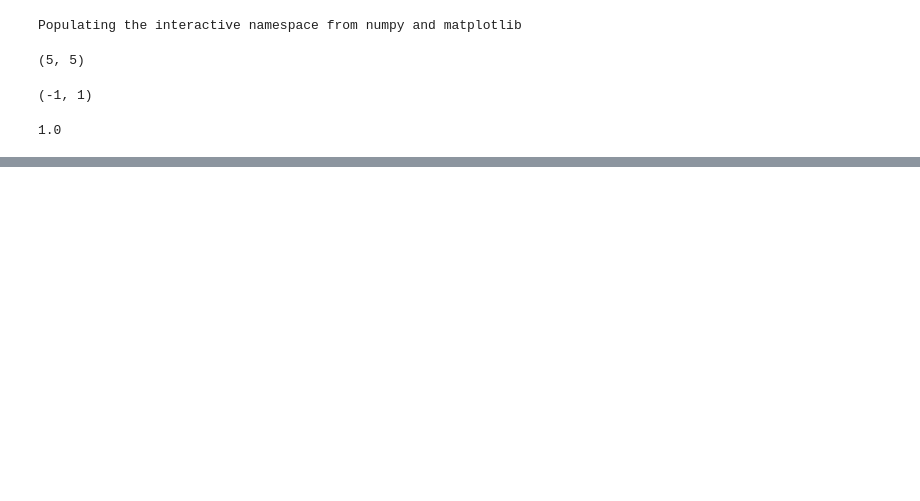
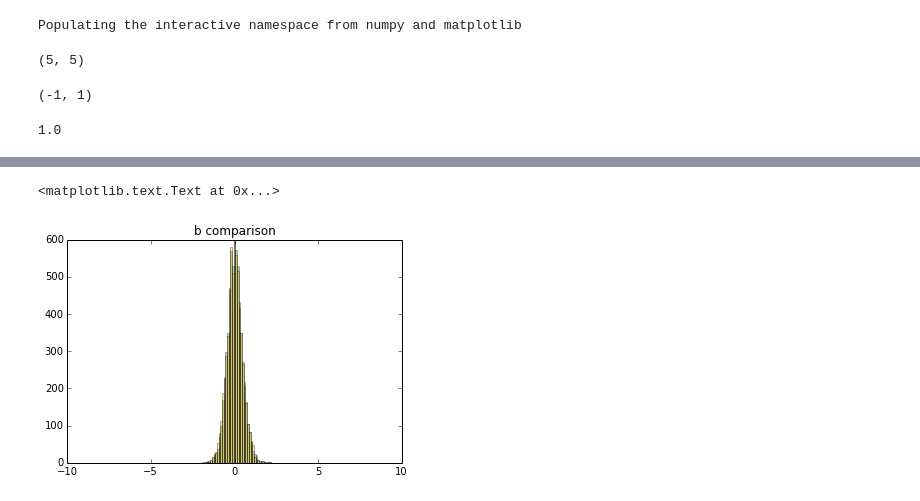
Before and after one commit to cranmer/play, a Jupyter notebook: misc/DataGuidedSequentialSearch.ipynb, the cells around one changed output, grey strips where cells are left out. Drawn from its saved outputs; the diff is of its cells as text; code cells hidden in the pictures; blank space fills up the shorter version.

```diff
--- a/misc/DataGuidedSequentialSearch.ipynb
+++ b/misc/DataGuidedSequentialSearch.ipynb
@@ -58,0 +181,8 @@ contents, edges, patches = plt.hist(muhat_expts,bins=30)
+# %%
+#compare b distributions
+contents, edges, patches = plt.hist(muhat_b_expts,bins=edges,alpha=0.3,color='g')
+contents, edges, patches = plt.hist(inclusive_muhat_b_expts,bins=edges,alpha=0.3,color='orange')
+plt.title('b comparison')
+# %% [output]
+<matplotlib.text.Text at 0x...>
+[figure, added]
```
Also changed, not shown: parts of 18 cells of this notebook, 1 other file.
